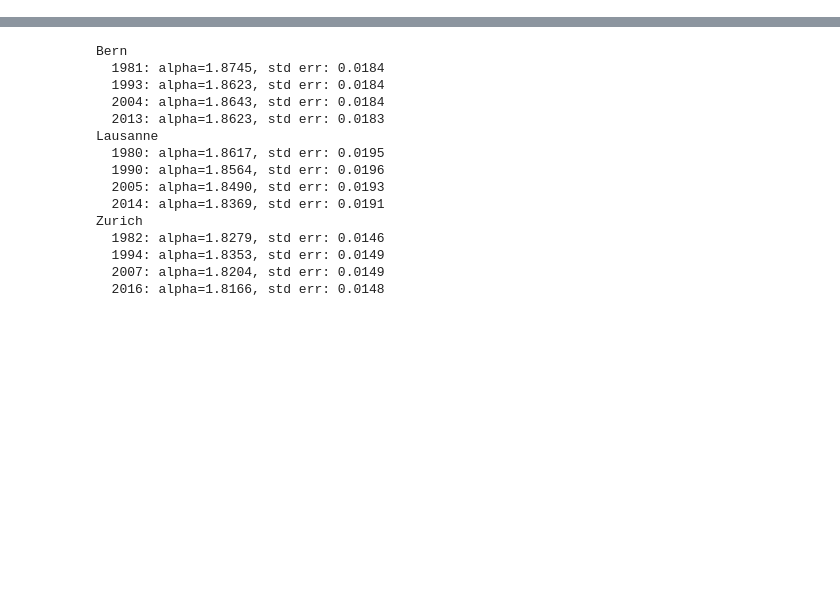
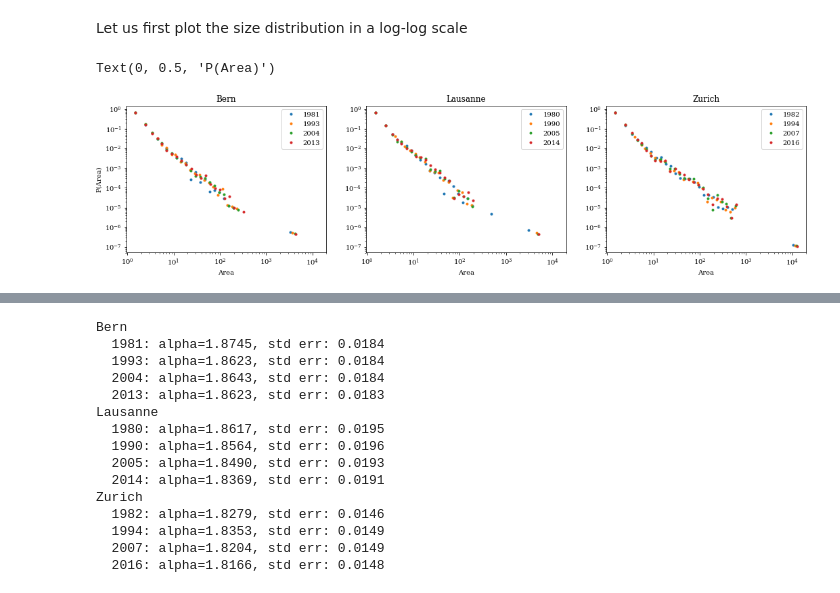
Before and after one commit to martibosch/swiss-urbanization, a Jupyter notebook: notebooks/size_frequency_distribution.ipynb, the cells around one changed output, grey strips where cells are left out. Cells and saved outputs as stored; diff of their text form; code cells hidden in the pictures; blank space fills up the shorter version.

```diff
--- a/notebooks/size_frequency_distribution.ipynb
+++ b/notebooks/size_frequency_distribution.ipynb
@@ -38,0 +47,24 @@ for agglomeration_slug in agglomeration_slugs:
+# %% [markdown]
+Let us first plot the size distribution in a log-log scale
+# %%
+fig = plt.figure(figsize=(num_cities * figwidth, figheight))
+ax = None  # to pass as `sharey` argument in the first iteration
+
+for i, agglomeration_slug in enumerate(agglomeration_slugs, start=1):
+    # print(agglomeration_slug.capitalize())
+    sta = agglomeration_dict[agglomeration_slug]
+    ax = fig.add_subplot(1, num_cities, i, sharey=ax, sharex=ax)
+    ax.set_title(agglomeration_slug.capitalize())
+    for k, (date, landscape) in enumerate(zip(sta.dates, sta.landscapes)):
+        area_ser = landscape.area(urban_class)
+        color = current_palette[k]
+        powerlaw.plot_pdf(area_ser, ax=ax, color=color,
+                          linestyle='None', marker='.', label=date)
+
+    ax.legend()
+    ax.set_xlabel('Area')
+
+fig.axes[0].set_ylabel('P(Area)')
+# %% [output]
+Text(0, 0.5, 'P(Area)')
+[figure, added]
```
Also changed, not shown: parts of 9 cells of this notebook, 1 other file.
